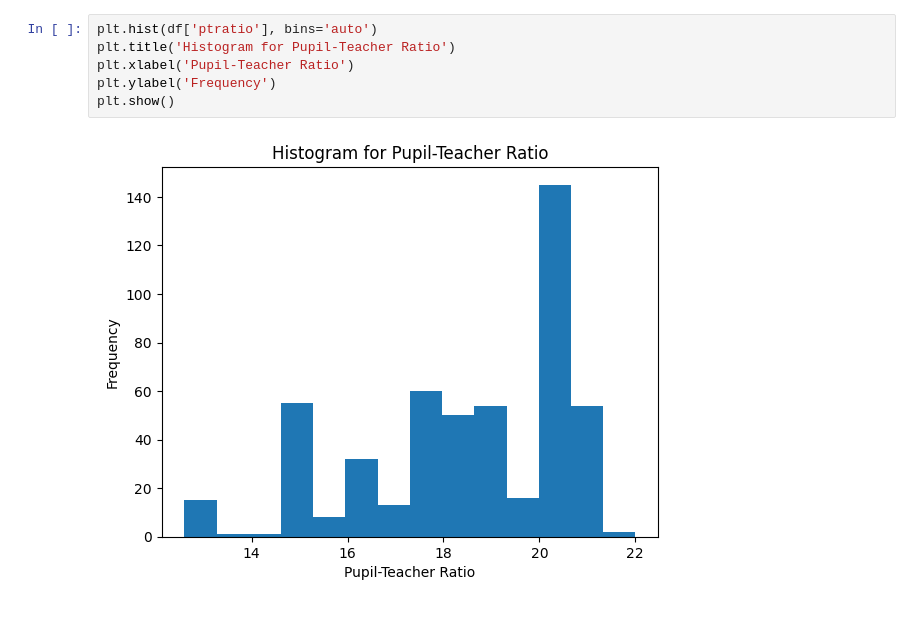
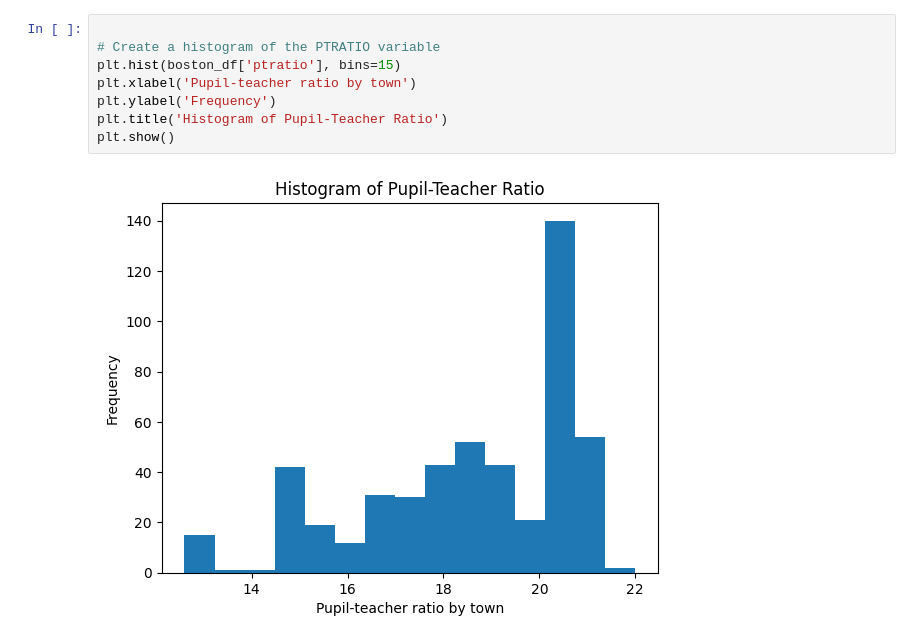
Before and after one commit to Nabeel9819/FinalProject, a Jupyter notebook: Untitled Folder_FinalProject.ipynb, the cells around one changed output. Drawn from its saved outputs; the diff is of its cells as text.

```diff
--- a/Untitled Folder_FinalProject.ipynb
+++ b/Untitled Folder_FinalProject.ipynb
@@ -45,8 +58,10 @@ plt.show()
-# %%
-plt.hist(df['ptratio'], bins='auto')
-plt.title('Histogram for Pupil-Teacher Ratio')
-plt.xlabel('Pupil-Teacher Ratio')
-plt.ylabel('Frequency')
-plt.show()
-# %% [output]
-[figure, removed]
+# %%
+
+# Create a histogram of the PTRATIO variable
+plt.hist(boston_df['ptratio'], bins=15)
+plt.xlabel('Pupil-teacher ratio by town')
+plt.ylabel('Frequency')
+plt.title('Histogram of Pupil-Teacher Ratio')
+plt.show()
+# %% [output]
+[figure, added]
```
Also changed, not shown: parts of 18 cells of this notebook.
